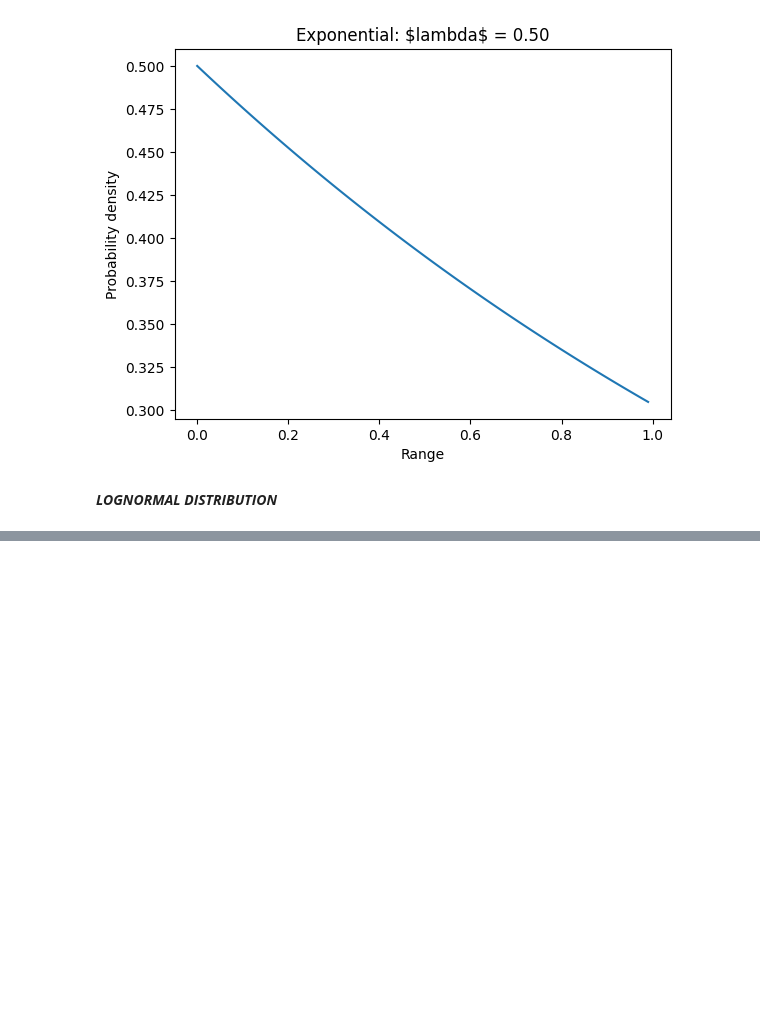
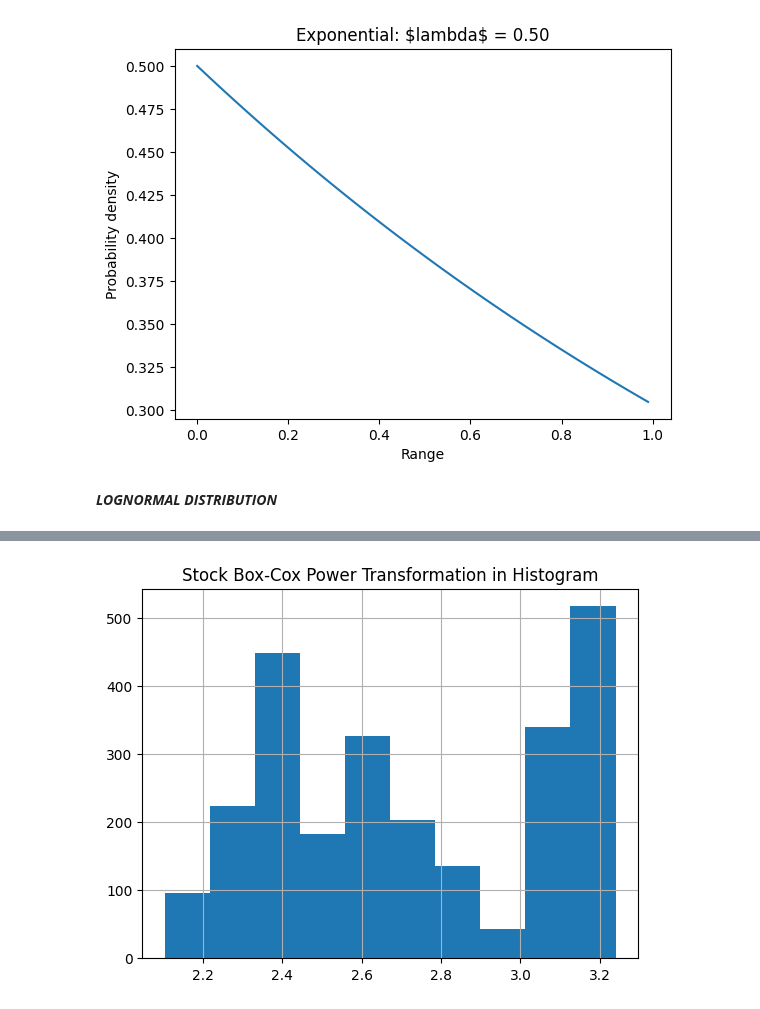
Before and after one commit to prasad14082000/Quant-Time-Series-Forecasting-ML, a Jupyter notebook: BASICS/008_Basic-statistics.ipynb, the cells around one changed output, grey strips where cells are left out. Cells and saved outputs as stored; diff of their text form; code cells hidden in the pictures; blank space fills up the shorter version.

```diff
--- a/BASICS/008_Basic-statistics.ipynb
+++ b/BASICS/008_Basic-statistics.ipynb
@@ -420,0 +750,8 @@ plt.show()
+# %%
+# Plot histogram
+plt.title('Stock Box-Cox Power Transformation in Histogram')
+plt.hist(df['boxcox'])
+plt.grid()
+plt.show()
+# %% [output]
+[figure, added]
```
Also changed, not shown: parts of 59 cells of this notebook.
